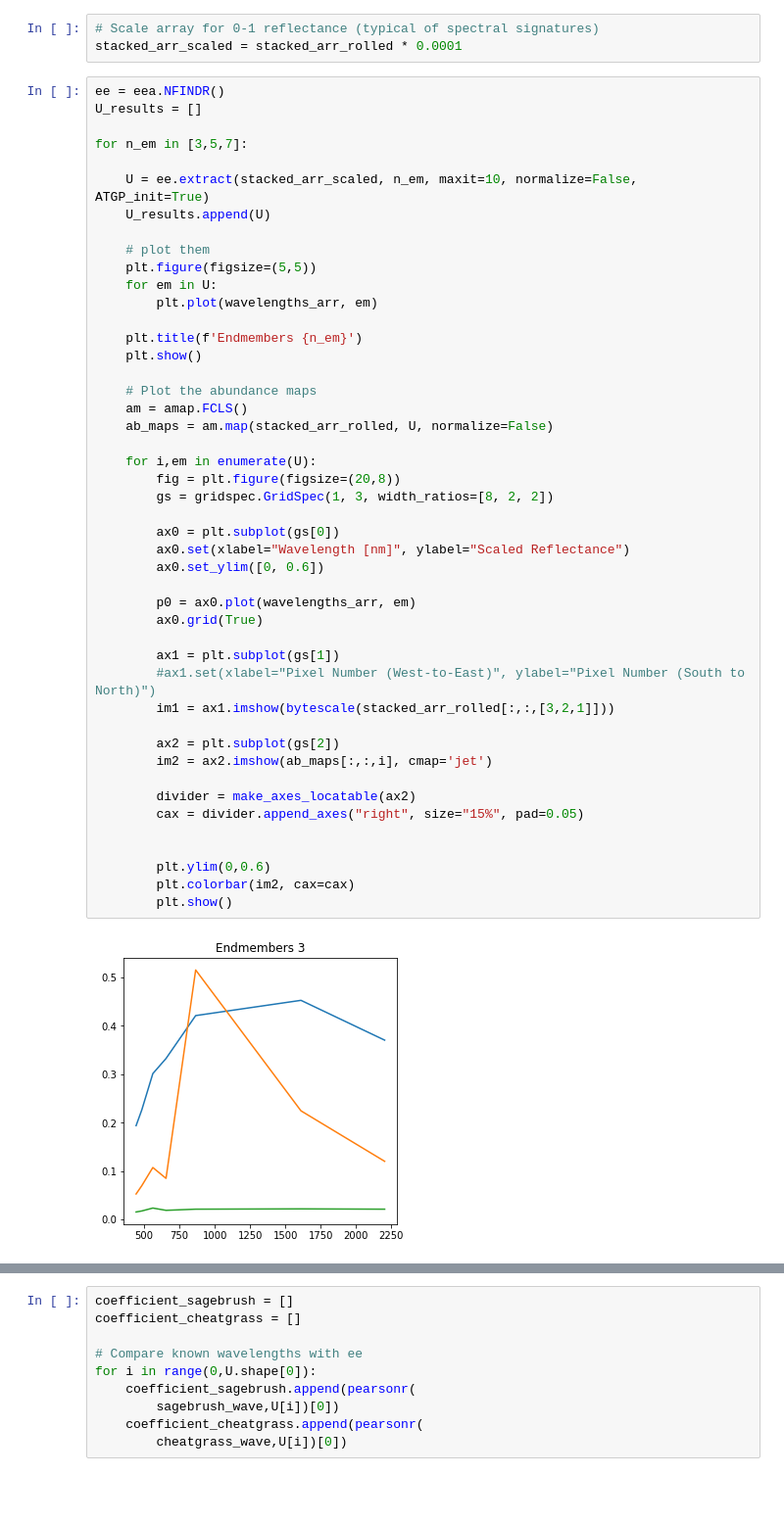
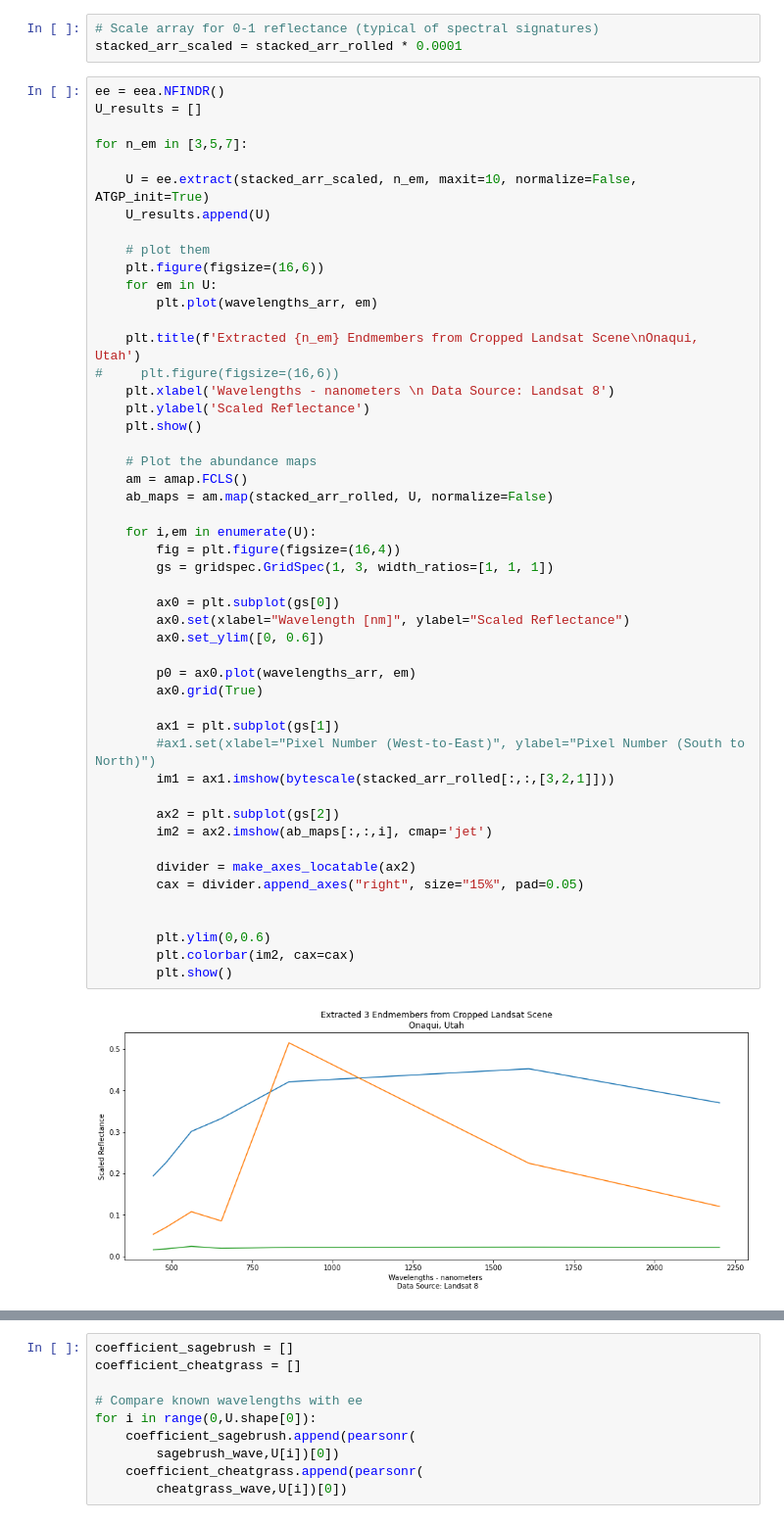
Before and after one commit to sarahmjaffe/sagebrush-ecosystem-modeling-with-landsat8, a Jupyter notebook: notebooks/Unsupervised-Spectral-Unmixing.ipynb, the cells around one changed output, grey strips where cells are left out. Shown at 98% size. Saved outputs shown, nothing was run; the diff lists cells and outputs as text; blank space fills up the shorter version.

```diff
--- a/notebooks/Unsupervised-Spectral-Unmixing.ipynb
+++ b/notebooks/Unsupervised-Spectral-Unmixing.ipynb
@@ -121,41 +128,44 @@ for n_em in [3,5,7]:
     U_results.append(U)
 
     # plot them
-    plt.figure(figsize=(5,5))
+    plt.figure(figsize=(16,6))
     for em in U:
         plt.plot(wavelengths_arr, em)
 
-    plt.title(f'Endmembers {n_em}')
+    plt.title(f'Extracted {n_em} Endmembers from Cropped Landsat Scene\nOnaqui, Utah')
+#     plt.figure(figsize=(16,6))
+    plt.xlabel('Wavelengths - nanometers \n Data Source: Landsat 8')
+    plt.ylabel('Scaled Reflectance')
     plt.show()
 
     # Plot the abundance maps
     am = amap.FCLS()
     ab_maps = am.map(stacked_arr_rolled, U, normalize=False)
 
     for i,em in enumerate(U):
-        fig = plt.figure(figsize=(20,8))
-        gs = gridspec.GridSpec(1, 3, width_ratios=[8, 2, 2])
+        fig = plt.figure(figsize=(16,4))
+        gs = gridspec.GridSpec(1, 3, width_ratios=[1, 1, 1])
 
         ax0 = plt.subplot(gs[0])
         ax0.set(xlabel="Wavelength [nm]", ylabel="Scaled Reflectance")
         ax0.set_ylim([0, 0.6])
 
         p0 = ax0.plot(wavelengths_arr, em)
         ax0.grid(True)
 
         ax1 = plt.subplot(gs[1])
         #ax1.set(xlabel="Pixel Number (West-to-East)", ylabel="Pixel Number (South to North)")
         im1 = ax1.imshow(bytescale(stacked_arr_rolled[:,:,[3,2,1]]))
 
         ax2 = plt.subplot(gs[2])
         im2 = ax2.imshow(ab_maps[:,:,i], cmap='jet')
 
         divider = make_axes_locatable(ax2)
         cax = divider.append_axes("right", size="15%", pad=0.05)
 
 
         plt.ylim(0,0.6)
         plt.colorbar(im2, cax=cax)
         plt.show()
 # %% [output]
-[figure, old version]
+[figure, new version]
```
Also changed, not shown: parts of 2 cells of this notebook.
